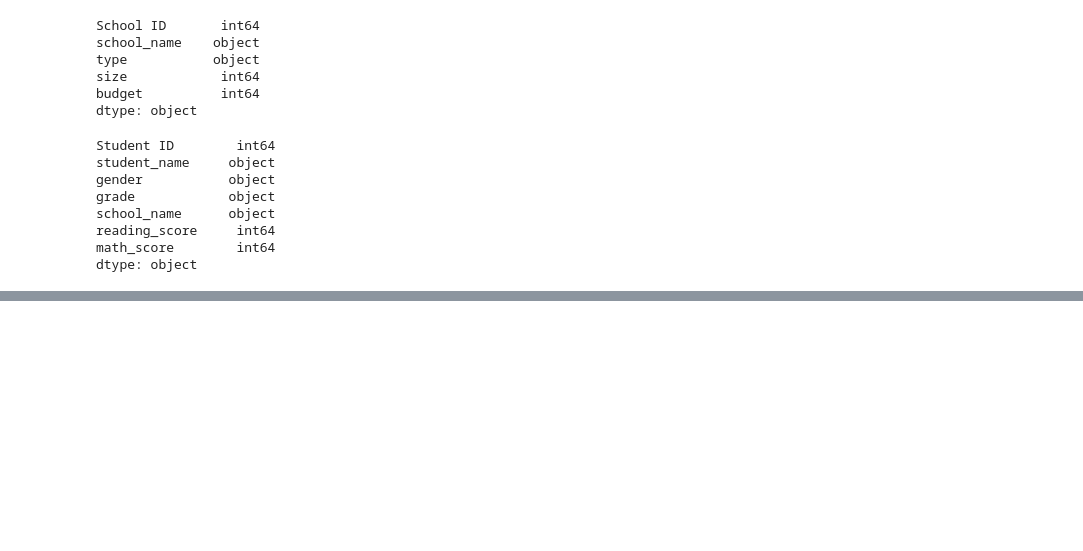
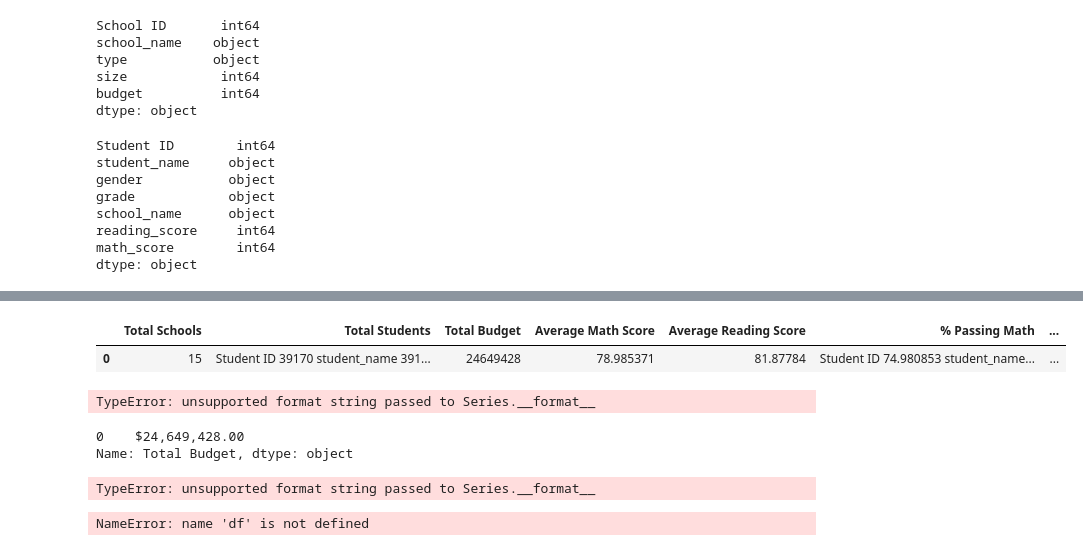
Before and after one commit to J-tok/School_District_Analysis, a Jupyter notebook: PyCitySchools.ipynb, the cells around one changed output, grey strips where cells are left out. Cells and saved outputs as stored; diff of their text form; code cells hidden in the pictures; blank space fills up the shorter version.

Commit message:
district summary complete

```diff
--- a/PyCitySchools.ipynb
+++ b/PyCitySchools.ipynb
@@ -174,0 +333,4 @@ for word in prefixes_suffixes:
+# %%
+# Calculate the overall passing percentage.
+overall_passing_percentage = overall_passing_math_reading_count / student_count * 100
+overall_passing_percentage
@@ -174,0 +350,53 @@ for word in prefixes_suffixes:
+# %%
+# Adding a list of values with keys to create a new DataFrame.
+district_summary_df = pd.DataFrame(
+          [{"Total Schools": school_count,
+          "Total Students": student_count,
+          "Total Budget": total_budget,
+          "Average Math Score": average_math_score,
+          "Average Reading Score": average_reading_score,
+          "% Passing Math": passing_math_percentage,
+         "% Passing Reading": passing_reading_percentage,
+        "% Overall Passing": overall_passing_percentage}])
+district_summary_df
+# %% [output]
+|  | Total Schools | Total Students | Total Budget | Average Math Score | Average Reading Score | % Passing Math | ... |
+| 0 | 15 | Student ID 39170 student_name 391... | 24649428 | 78.985371 | 81.87784 | Student ID 74.980853 student_name... | ... |
+# %%
+# Format the "Total Students" to have the comma for a thousands separator.
+district_summary_df["Total Students"] = district_summary_df["Total Students"].map("{:,}".format)
+
+district_summary_df["Total Students"]
+# %% [output]
+TypeError: unsupported format string passed to Series.__format__
+# %%
+# Format "Total Budget" to have the comma for a thousands separator, a decimal separator, and a "$".
+
+district_summary_df["Total Budget"] = district_summary_df["Total Budget"].map("${:,.2f}".format)
+
+district_summary_df["Total Budget"]
+# %% [output]
+0    $24,649,428.00
+Name: Total Budget, dtype: object
+# %%
+# Format the columns.
+district_summary_df["Average Math Score"] = district_summary_df["Average Math Score"].map("{:.1f}".format)
+
+district_summary_df["Average Reading Score"] = district_summary_df["Average Reading Score"].map("{:.1f}".format)
+
+district_summary_df["% Passing Math"] = district_summary_df["% Passing Math"].map("{:.0f}".format)
+
+district_summary_df["% Passing Reading"] = district_summary_df["% Passing Reading"].map("{:.0f}".format)
+
+district_summary_df["% Overall Passing"] = district_summary_df["% Overall Passing"].map("{:.0f}".format)
+# %% [output]
+TypeError: unsupported format string passed to Series.__format__
+# %%
+# Reorder the columns in the order you want them to appear.
+new_column_order = ["Total Schools", "Total Students", "Total Budget","Average Math Score", "Average Reading Score", "% Passing Math", "% Passing Reading", "% Overall Passing"]
+
+# Assign district summary df the new column order.
+district_summary_df = district_summary_df[new_column_order]
+district_summary_df
+# %% [output]
+NameError: name 'df' is not defined
```
Also changed, not shown: parts of 19 cells of this notebook, 2 other files.
